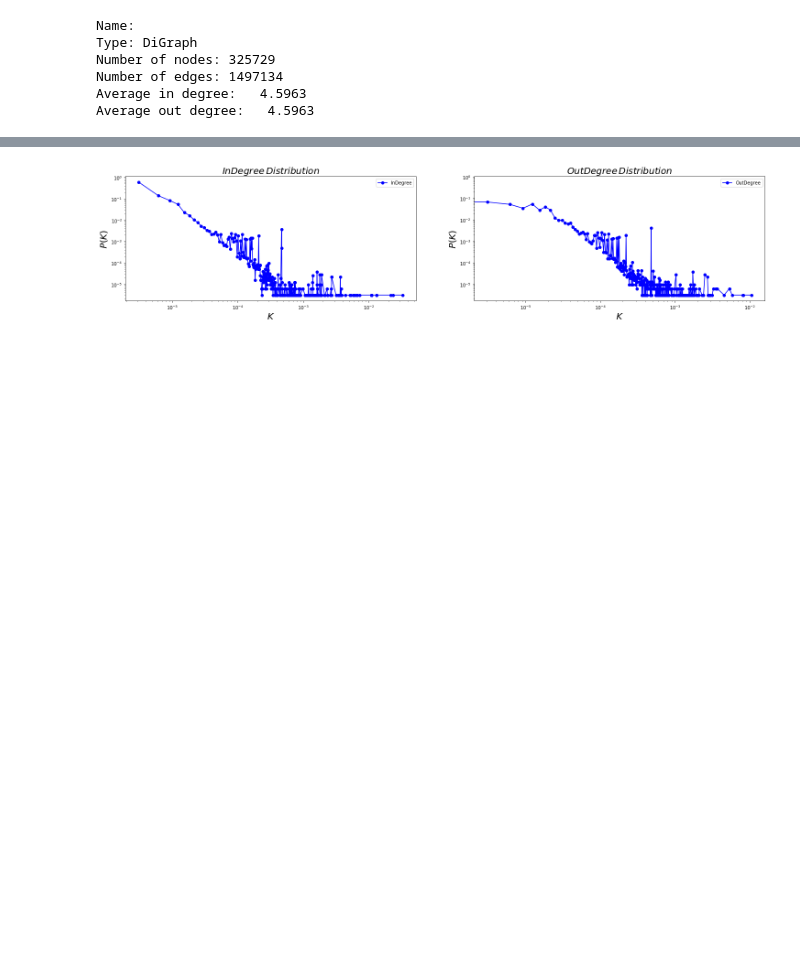
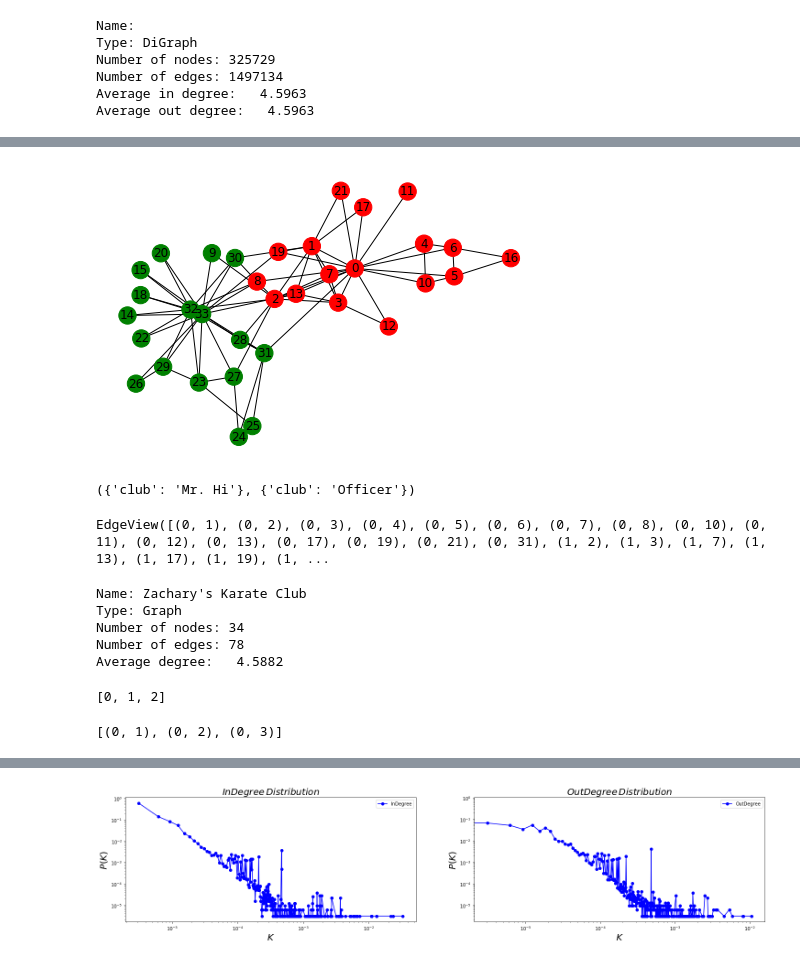
Before and after one commit to njuzh/networkx, a Jupyter notebook: main.ipynb, the cells around one changed output, grey strips where cells are left out. Cells and saved outputs as stored; diff of their text form; code cells hidden in the pictures; blank space fills up the shorter version.

```diff
--- a/main.ipynb
+++ b/main.ipynb
@@ -40,0 +63,40 @@ print(nx.density(G))
+# %%
+G = nx.karate_club_graph()
+
+clubs = [G.node[i]['club'] for i in G.nodes()]
+colors = []
+for j in clubs:
+    if j == 'Mr. Hi':
+        colors.append('r')
+    else:
+        colors.append('g')
+
+
+nx.draw(G,  with_labels = True, node_color = colors)
+# %% [output]
+[figure, added]
+# %%
+G.node[1], G.node[9] # 节点1的属性 # 节点1的属性
+# %% [output]
+({'club': 'Mr. Hi'}, {'club': 'Officer'})
+# %%
+G.edges# 前三条边的id
+#dir(G)
+# %% [output]
+EdgeView([(0, 1), (0, 2), (0, 3), (0, 4), (0, 5), (0, 6), (0, 7), (0, 8), (0, 10), (0, 11), (0, 12), (0, 13), (0, 17), (0, 19), (0, 21), (0, 31), (1, 2), (1, 3), (1, 7), (1, 13), (1, 17), (1, 19), (1, ...
+# %%
+print(nx.info(G))
+# %% [output]
+Name: Zachary's Karate Club
+Type: Graph
+Number of nodes: 34
+Number of edges: 78
+Average degree:   4.5882
+# %%
+list(G.nodes())[:3] #G中前三个节点
+# %% [output]
+[0, 1, 2]
+# %%
+list(G.edges())[:3] #G中前三条边
+# %% [output]
+[(0, 1), (0, 2), (0, 3)]
```
Also changed, not shown: parts of 57 cells of this notebook.
